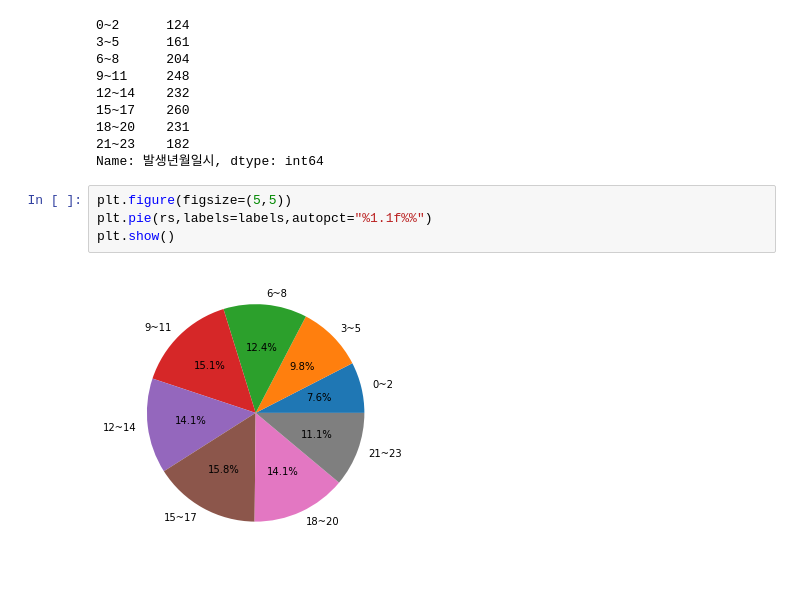
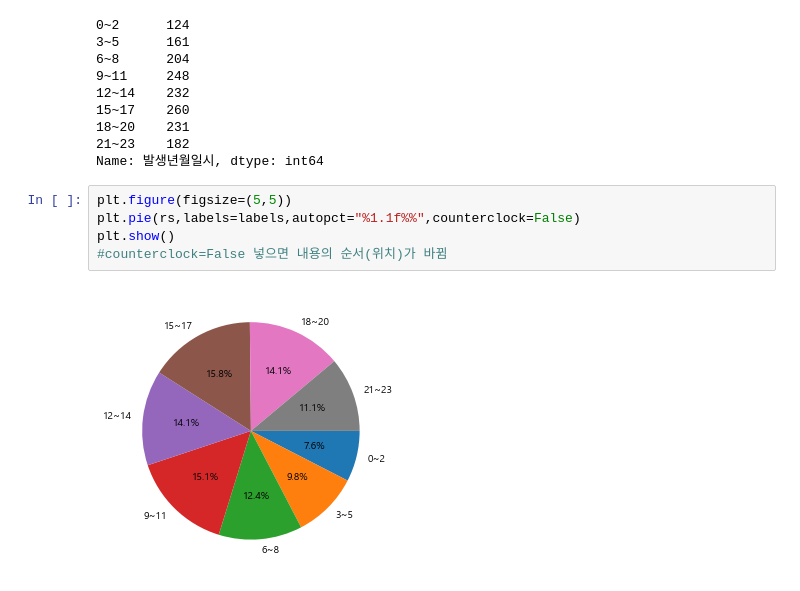
Before and after one commit to sso8910/Python, a Jupyter notebook: 분석및시각화/220922_matplotlib(시각화).ipynb, the cells around one changed output. Cells and saved outputs as stored; diff of their text form.

```diff
--- a/220922_matplotlib(시각화).ipynb
+++ b/분석및시각화/220922_matplotlib(시각화).ipynb
@@ -267,7 +267,8 @@ rs
 Name: 발생년월일시, dtype: int64
 # %%
 plt.figure(figsize=(5,5))
-plt.pie(rs,labels=labels,autopct="%1.1f%%")
+plt.pie(rs,labels=labels,autopct="%1.1f%%",counterclock=False)
 plt.show()
+#counterclock=False 넣으면 내용의 순서(위치)가 바뀜
 # %% [output]
-[figure, old version]
+[figure, new version]
```
Also changed, not shown: parts of 13 cells of this notebook, 18 other files.
